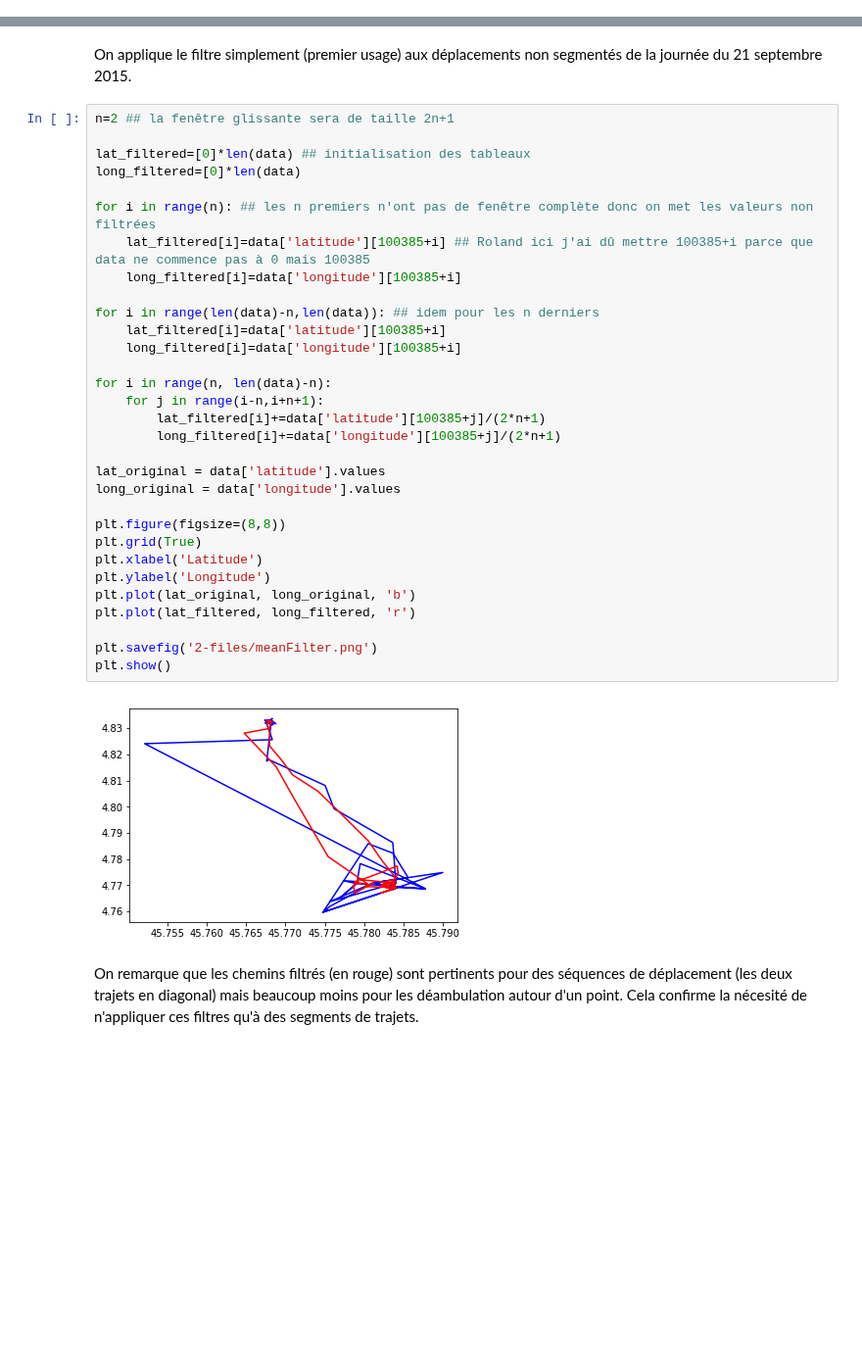
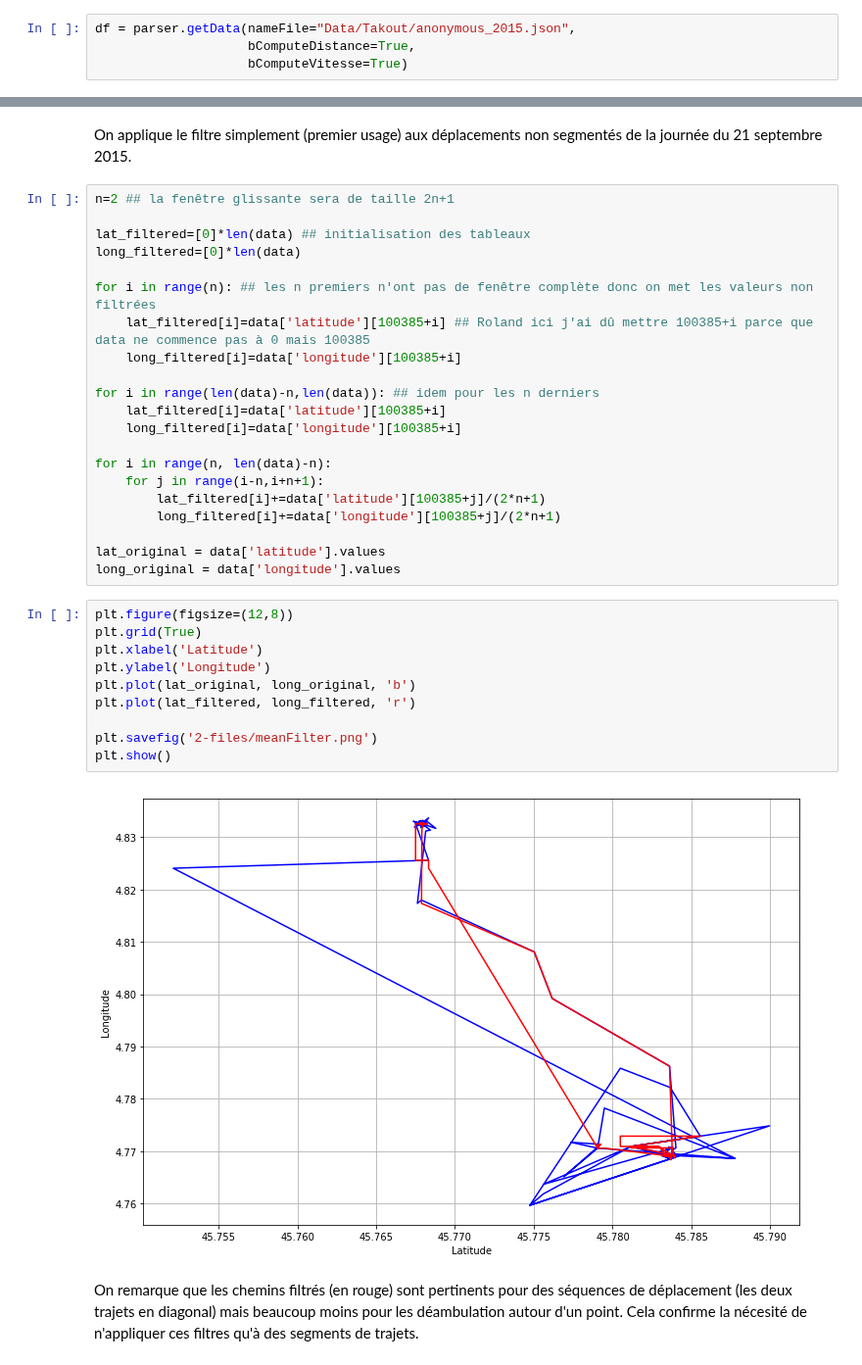
Before and after one commit to AmigoCap/GPSFlow, a Jupyter notebook: 2-25janv.ipynb, the cells around one changed output, grey strips where cells are left out. Shown at 98% size. Saved outputs shown, nothing was run; the diff lists cells and outputs as text; blank space fills up the shorter version.

```diff
--- a/2-25janv.ipynb
+++ b/2-25janv.ipynb
@@ -169 +123,5 @@ df
+# %%
+df = parser.getData(nameFile="Data/Takout/anonymous_2015.json",
+                    bComputeDistance=True,
+                    bComputeVitesse=True)
 # %%
@@ -277,18 +237,18 @@ for i in range(n, len(data)-n):
 
 lat_original = data['latitude'].values
 long_original = data['longitude'].values
-
-plt.figure(figsize=(8,8))
-plt.grid(True)
-plt.xlabel('Latitude')
-plt.ylabel('Longitude')
-plt.plot(lat_original, long_original, 'b')
-plt.plot(lat_filtered, long_filtered, 'r')
-
-plt.savefig('2-files/meanFilter.png')
-plt.show()
-# %% [output]
-[figure, removed]
+# %%
+plt.figure(figsize=(12,8))
+plt.grid(True)
+plt.xlabel('Latitude')
+plt.ylabel('Longitude')
+plt.plot(lat_original, long_original, 'b')
+plt.plot(lat_filtered, long_filtered, 'r')
+
+plt.savefig('2-files/meanFilter.png')
+plt.show()
+# %% [output]
+[figure, added]
 # %% [markdown]
 On remarque que les chemins filtrés (en rouge) sont pertinents pour des séquences de déplacement (les deux trajets en diagonal) mais beaucoup moins pour les déambulation autour d'un point. Cela confirme la nécesité de n'appliquer ces filtres qu'à des segments de trajets.
 # %% [markdown]
```
Also changed, not shown: parts of 16 cells of this notebook.
